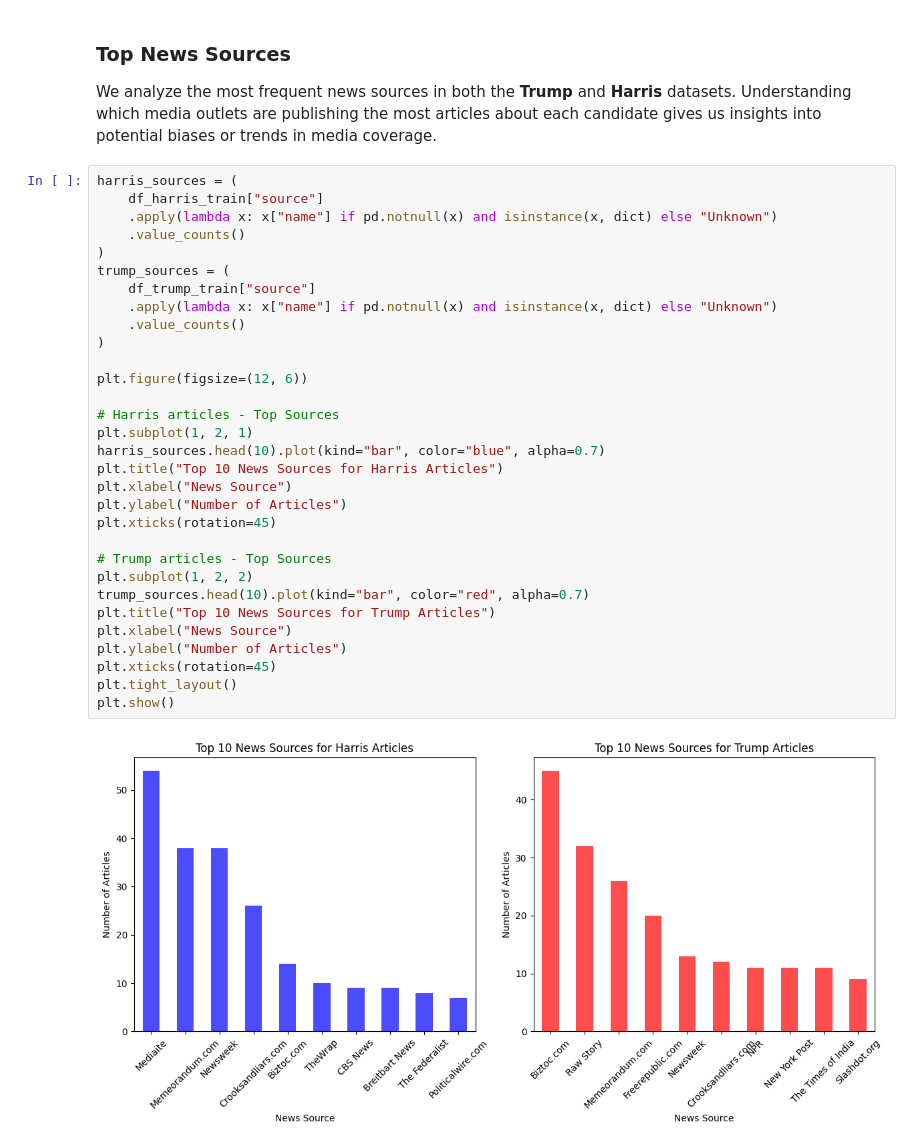
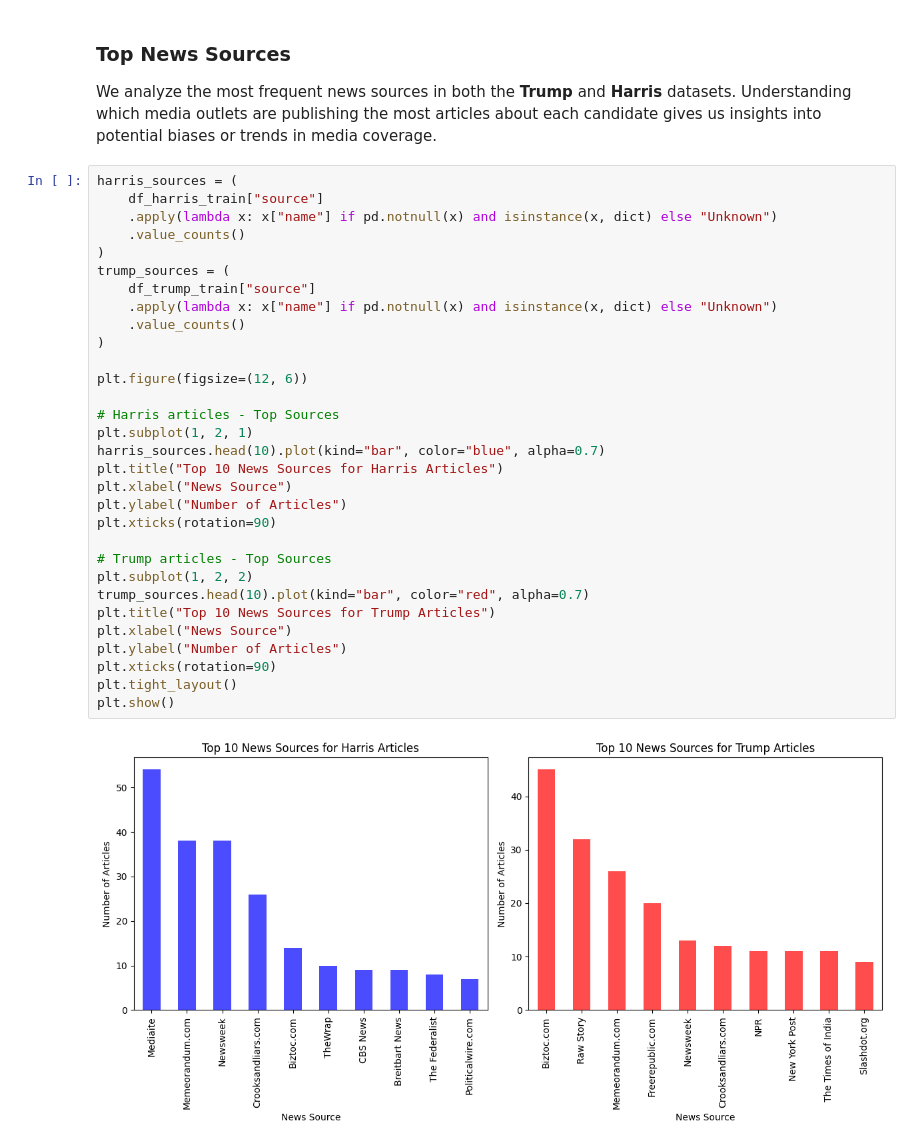
Before and after one commit to FrancoKruger/DS346proj, a Jupyter notebook: EDA_and_NLP_analysis.ipynb, the cells around one changed output. Cells and saved outputs as stored; diff of their text form.

```diff
--- a/EDA_and_NLP_analysis.ipynb
+++ b/EDA_and_NLP_analysis.ipynb
@@ -106,33 +108,33 @@ We analyze the most frequent news sources in both the **Trump** and **Harris** d
 # %%
 harris_sources = (
     df_harris_train["source"]
     .apply(lambda x: x["name"] if pd.notnull(x) and isinstance(x, dict) else "Unknown")
     .value_counts()
 )
 trump_sources = (
     df_trump_train["source"]
     .apply(lambda x: x["name"] if pd.notnull(x) and isinstance(x, dict) else "Unknown")
     .value_counts()
 )
 
 plt.figure(figsize=(12, 6))
 
 # Harris articles - Top Sources
 plt.subplot(1, 2, 1)
 harris_sources.head(10).plot(kind="bar", color="blue", alpha=0.7)
 plt.title("Top 10 News Sources for Harris Articles")
 plt.xlabel("News Source")
 plt.ylabel("Number of Articles")
-plt.xticks(rotation=45)
+plt.xticks(rotation=90)
 
 # Trump articles - Top Sources
 plt.subplot(1, 2, 2)
 trump_sources.head(10).plot(kind="bar", color="red", alpha=0.7)
 plt.title("Top 10 News Sources for Trump Articles")
 plt.xlabel("News Source")
 plt.ylabel("Number of Articles")
-plt.xticks(rotation=45)
+plt.xticks(rotation=90)
 plt.tight_layout()
 plt.show()
 # %% [output]
-[figure, old version]
+[figure, new version]
```
Also changed, not shown: parts of 5 cells of this notebook.
